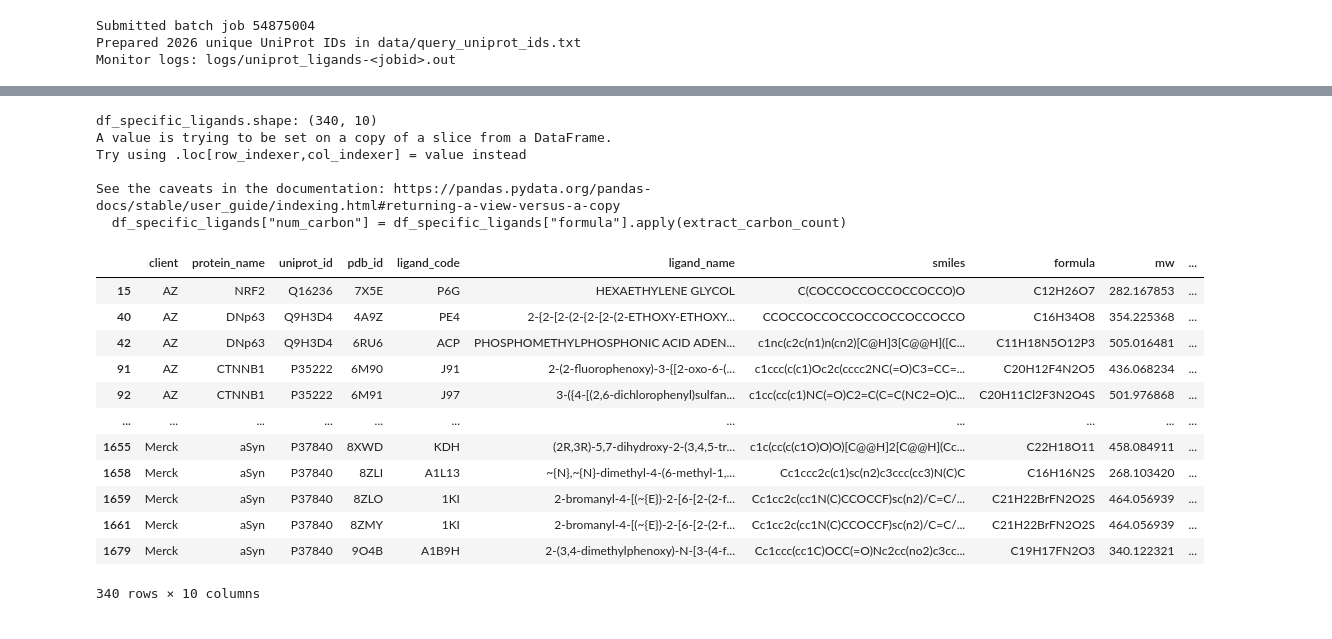
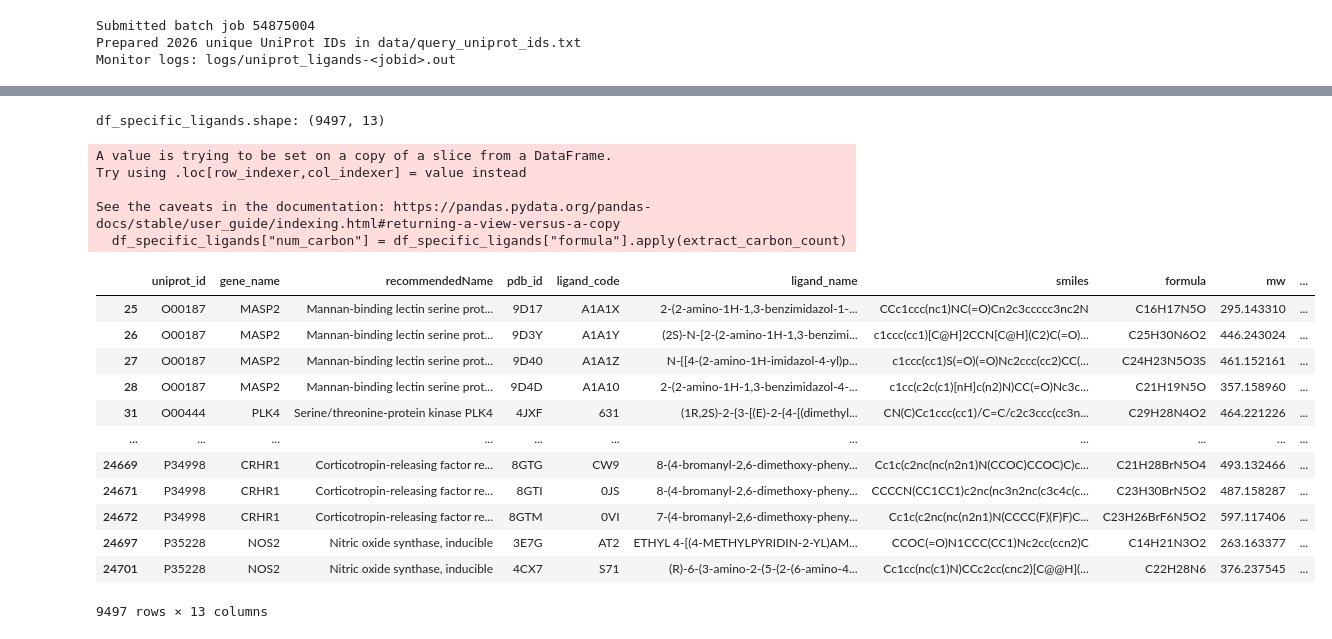
Before and after one commit to meng-yx/ligand_viewer, a Jupyter notebook: notebooks/uniprot_pdb_ligand_mapping.ipynb, the cells around one changed output, grey strips where cells are left out. Cells and saved outputs as stored; diff of their text form; code cells hidden in the pictures.

```diff
--- a/notebooks/uniprot_pdb_ligand_mapping.ipynb
+++ b/notebooks/uniprot_pdb_ligand_mapping.ipynb
@@ -7,7 +7,9 @@ repo_root = !git rev-parse --show-toplevel
 repo_root = repo_root[0]
 os.chdir(repo_root)
 
-df_query = pd.read_csv("merged_cancer_targets_260601.csv")
+query_path = "data/merged_cancer_targets_260601.csv"
+
+df_query = pd.read_csv(query_path)
 
 df_query.head()
 # %% [output]
@@ -370,0 +94,6 @@ df_all.head()
+# %%
+# Merge df_query with df_all to get the uniprot_id, gene_name, recommendedName
+df_query = pd.read_csv(query_path)
+df_query_metadata = df_query[["uniprot_id", "gene_name", "recommendedName"]]
+df_all = pd.merge(df_query_metadata, df_all, on="uniprot_id", how="right")
+df_all.head()
@@ -397,7 +161,12 @@ Exact MW: 78.046950192
 # %%
 # Add formula and molecular weight to df_all, return None if smiles is None
-df_all["formula"] = df_all["smiles"].apply(lambda s: smiles_to_formula(s) if s is not None else None)
-df_all["mw"] = df_all["smiles"].apply(lambda s: smiles_to_mw(s) if s is not None else None)
+def valid_smiles(s):
+    return isinstance(s, str) and s.strip() != ""
+df_all["formula"] = df_all["smiles"].apply(lambda s: smiles_to_formula(s) if valid_smiles(s) else None)
+df_all["mw"] = df_all["smiles"].apply(lambda s: smiles_to_mw(s) if valid_smiles(s) else None)
+df_all["qed"] = df_all["smiles"].apply(lambda s: smiles_to_qed(s) if valid_smiles(s) else None)
+df_all["num_carbon"] = df_all["smiles"].apply(lambda s: smiles_to_num_carbon(s) if valid_smiles(s) else None)
+df_all["num_N_O"] = df_all["smiles"].apply(lambda s: smiles_to_num_N_O(s) if valid_smiles(s) else None)
 
 df_all.to_csv("all_ligands.csv", index=False)
 df_all
@@ -419,7 +205,9 @@ df_all
 # For each unique ligand_code in df_all, check how many uniprot_id are associated with it
 df_ligand_uniprot_count = df_all.groupby("ligand_code")["uniprot_id"].nunique().reset_index(name="uniprot_id_count")
 
-# Filter ligands to those that are associated with only one uniprot_id - these are  ligands specific to one protein
-specific_ligands = df_ligand_uniprot_count[df_ligand_uniprot_count["uniprot_id_count"] == 1]["ligand_code"].tolist()
-specific_ligands
+# Add uniprot_id_count to df_all
+df_all["uniprot_id_count"] = df_all["ligand_code"].map(df_ligand_uniprot_count.set_index("ligand_code")["uniprot_id_count"])
+
+df_all.to_csv("all_ligands.csv", index=False)
+df_all.head()
 # %% [output]
@@ -443,46 +220,46 @@ specific_ligands
 # %%
 # Filter df_all to only include these ligands
-df_specific_ligands = df_all[df_all["ligand_code"].isin(specific_ligands)]
+df_specific_ligands = df_all[df_all["uniprot_id_count"] == 1]
 
 # Extract the number following 'C' in the formula (e.g., C12H10O2 would yield 12 for carbon count).
 import re
 def extract_carbon_count(formula):
     if not formula:
         return 0
     match = re.search(r'C(\d*)', formula)
     if not match:
         return 0
     count = match.group(1)
     return int(count) if count else 1  # If just 'C', assume 1
 df_specific_ligands["num_carbon"] = df_specific_ligands["formula"].apply(extract_carbon_count)
 
 # Remove ligands with no carbon atoms
 df_specific_ligands = df_specific_ligands[df_specific_ligands["num_carbon"] > 0]
 
 # Remove ligands with mw < 120
 df_specific_ligands = df_specific_ligands[df_specific_ligands["mw"] > 120]
 
 print(f"df_specific_ligands.shape: {df_specific_ligands.shape}")
 df_specific_ligands
 # %% [output]
-df_specific_ligands.shape: (340, 10)
-A value is trying to be set on a copy of a slice from a DataFrame.
-Try using .loc[row_indexer,col_indexer] = value instead
-
-See the caveats in the documentation: https://pandas.pydata.org/pandas-docs/stable/user_guide/indexing.html#returning-a-view-versus-a-copy
-  df_specific_ligands["num_carbon"] = df_specific_ligands["formula"].apply(extract_carbon_count)
+df_specific_ligands.shape: (9497, 13)
+A value is trying to be set on a copy of a slice from a DataFrame.
+Try using .loc[row_indexer,col_indexer] = value instead
+
+See the caveats in the documentation: https://pandas.pydata.org/pandas-docs/stable/user_guide/indexing.html#returning-a-view-versus-a-copy
+  df_specific_ligands["num_carbon"] = df_specific_ligands["formula"].apply(extract_carbon_count)
-|  | client | protein_name | uniprot_id | pdb_id | ligand_code | ligand_name | smiles | formula | mw | ... |
-| 15 | AZ | NRF2 | Q16236 | 7X5E | P6G | HEXAETHYLENE GLYCOL | C(COCCOCCOCCOCCOCCO)O | C12H26O7 | 282.167853 | ... |
-| 40 | AZ | DNp63 | Q9H3D4 | 4A9Z | PE4 | 2-{2-[2-(2-{2-[2-(2-ETHOXY-ETHOXY... | CCOCCOCCOCCOCCOCCOCCOCCO | C16H34O8 | 354.225368 | ... |
-| 42 | AZ | DNp63 | Q9H3D4 | 6RU6 | ACP | PHOSPHOMETHYLPHOSPHONIC ACID ADEN... | c1nc(c2c(n1)n(cn2)[C@H]3[C@@H]([C... | C11H18N5O12P3 | 505.016481 | ... |
-| 91 | AZ | CTNNB1 | P35222 | 6M90 | J91 | 2-(2-fluorophenoxy)-3-{[2-oxo-6-(... | c1ccc(c(c1)Oc2c(cccc2NC(=O)C3=CC=... | C20H12F4N2O5 | 436.068234 | ... |
-| 92 | AZ | CTNNB1 | P35222 | 6M91 | J97 | 3-({4-[(2,6-dichlorophenyl)sulfan... | c1cc(cc(c1)NC(=O)C2=C(C=C(NC2=O)C... | C20H11Cl2F3N2O4S | 501.976868 | ... |
+|  | uniprot_id | gene_name | recommendedName | pdb_id | ligand_code | ligand_name | smiles | formula | mw | ... |
+| 25 | O00187 | MASP2 | Mannan-binding lectin serine prot... | 9D17 | A1A1X | 2-(2-amino-1H-1,3-benzimidazol-1-... | CCc1ccc(nc1)NC(=O)Cn2c3ccccc3nc2N | C16H17N5O | 295.143310 | ... |
+| 26 | O00187 | MASP2 | Mannan-binding lectin serine prot... | 9D3Y | A1A1Y | (2S)-N-[2-(2-amino-1H-1,3-benzimi... | c1ccc(cc1)[C@H]2CCN[C@H](C2)C(=O)... | C25H30N6O2 | 446.243024 | ... |
+| 27 | O00187 | MASP2 | Mannan-binding lectin serine prot... | 9D40 | A1A1Z | N-{[4-(2-amino-1H-imidazol-4-yl)p... | c1ccc(cc1)S(=O)(=O)Nc2ccc(cc2)CC(... | C24H23N5O3S | 461.152161 | ... |
+| 28 | O00187 | MASP2 | Mannan-binding lectin serine prot... | 9D4D | A1A10 | 2-(2-amino-1H-1,3-benzimidazol-4-... | c1cc(c2c(c1)[nH]c(n2)N)CC(=O)Nc3c... | C21H19N5O | 357.158960 | ... |
+| 31 | O00444 | PLK4 | Serine/threonine-protein kinase PLK4 | 4JXF | 631 | (1R,2S)-2-{3-[(E)-2-{4-[(dimethyl... | CN(C)Cc1ccc(cc1)/C=C/c2c3ccc(cc3n... | C29H28N4O2 | 464.221226 | ... |
 | ... | ... | ... | ... | ... | ... | ... | ... | ... | ... | ... |
-| 1655 | Merck | aSyn | P37840 | 8XWD | KDH | (2R,3R)-5,7-dihydroxy-2-(3,4,5-tr... | c1c(cc(c(c1O)O)O)[C@@H]2[C@@H](Cc... | C22H18O11 | 458.084911 | ... |
-| 1658 | Merck | aSyn | P37840 | 8ZLI | A1L13 | ~{N},~{N}-dimethyl-4-(6-methyl-1,... | Cc1ccc2c(c1)sc(n2)c3ccc(cc3)N(C)C | C16H16N2S | 268.103420 | ... |
-| 1659 | Merck | aSyn | P37840 | 8ZLO | 1KI | 2-bromanyl-4-[(~{E})-2-[6-[2-(2-f... | Cc1cc2c(cc1N(C)CCOCCF)sc(n2)/C=C/... | C21H22BrFN2O2S | 464.056939 | ... |
-| 1661 | Merck | aSyn | P37840 | 8ZMY | 1KI | 2-bromanyl-4-[(~{E})-2-[6-[2-(2-f... | Cc1cc2c(cc1N(C)CCOCCF)sc(n2)/C=C/... | C21H22BrFN2O2S | 464.056939 | ... |
-| 1679 | Merck | aSyn | P37840 | 9O4B | A1B9H | 2-(3,4-dimethylphenoxy)-N-[3-(4-f... | Cc1ccc(cc1C)OCC(=O)Nc2cc(no2)c3cc... | C19H17FN2O3 | 340.122321 | ... |
+| 24669 | P34998 | CRHR1 | Corticotropin-releasing factor re... | 8GTG | CW9 | 8-(4-bromanyl-2,6-dimethoxy-pheny... | Cc1c(c2nc(nc(n2n1)N(CCOC)CCOC)C)c... | C21H28BrN5O4 | 493.132466 | ... |
+| 24671 | P34998 | CRHR1 | Corticotropin-releasing factor re... | 8GTI | 0JS | 8-(4-bromanyl-2,6-dimethoxy-pheny... | CCCCN(CC1CC1)c2nc(nc3n2nc(c3c4c(c... | C23H30BrN5O2 | 487.158287 | ... |
+| 24672 | P34998 | CRHR1 | Corticotropin-releasing factor re... | 8GTM | 0VI | 7-(4-bromanyl-2,6-dimethoxy-pheny... | Cc1c(c2nc(nc(n2n1)N(CCCC(F)(F)F)C... | C23H26BrF6N5O2 | 597.117406 | ... |
+| 24697 | P35228 | NOS2 | Nitric oxide synthase, inducible | 3E7G | AT2 | ETHYL 4-[(4-METHYLPYRIDIN-2-YL)AM... | CCOC(=O)N1CCC(CC1)Nc2cc(ccn2)C | C14H21N3O2 | 263.163377 | ... |
+| 24701 | P35228 | NOS2 | Nitric oxide synthase, inducible | 4CX7 | S71 | (R)-6-(3-amino-2-(5-(2-(6-amino-4... | Cc1cc(nc(c1)N)CCc2cc(cnc2)[C@@H](... | C22H28N6 | 376.237545 | ... |
-340 rows × 10 columns
+9497 rows × 13 columns
 # %%
 df_specific_ligands.to_csv("specific_ligands.csv", index=False)
```
Also changed, not shown: parts of 11 cells of this notebook, 5 other files.
